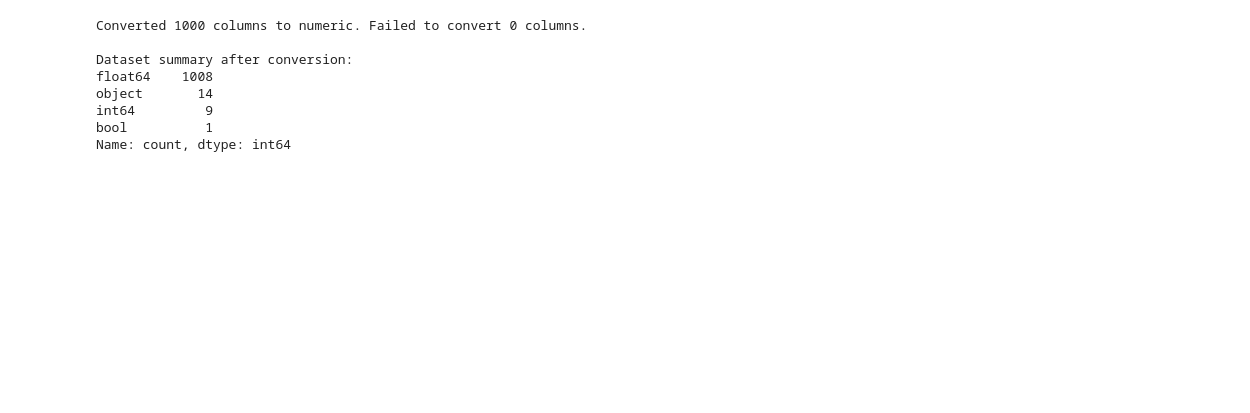
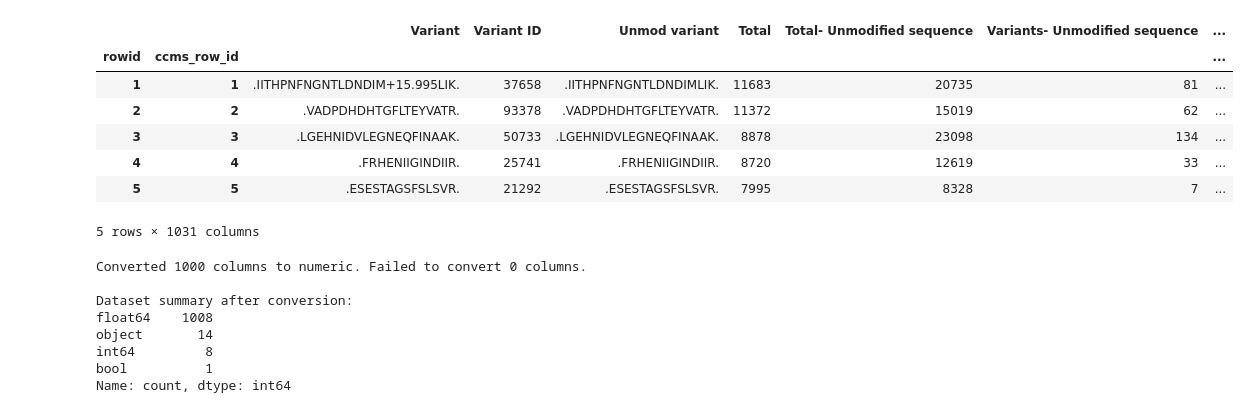
Before and after one commit to aaron-ang/CSE291-Sp25, a Jupyter notebook: preproc.ipynb, the cells around one changed output. Cells and saved outputs as stored; diff of their text form; code cells hidden in the pictures; blank space fills up the shorter version.

```diff
--- a/preproc.ipynb
+++ b/preproc.ipynb
@@ -12,36 +5,27 @@ from scipy import stats
 import matplotlib.pyplot as plt
 # %%
-data_path_tsv = "data/mq_variants_intensity.tsv"
+data_path_csv = "data/mq_variants_intensity.csv"
 
-# May take a while to download
-if not os.path.exists(data_path_tsv):
-    os.makedirs("data", exist_ok=True)
-    r = requests.post(
-        "https://proteomics2.ucsd.edu/ProteoSAFe/DownloadResult?view=mq_variants_intensity&task=a19fe3be4bd84d4a80e58d64e14ba1dd",
-        stream=True,
-    )
-    r.raise_for_status()
-    with zipfile.ZipFile(io.BytesIO(r.content)) as z:
-        for zipinfo in z.infolist():
-            if zipinfo.filename.endswith(".tsv"):
-                zipinfo.filename = "mq_variants_intensity.tsv"
-            z.extract(zipinfo, "data")
-
-mq_variants_df = pd.read_csv(
-    data_path_tsv,
-    sep="\t",
-    header=0,
-    index_col=0,
-    low_memory=False,
-)
+mq_variants_df = pd.read_csv(data_path_csv, index_col=[0, 1], low_memory=False)
+# %%
+mq_variants_df.head()
+# %% [output]
+|  |  | Variant | Variant ID | Unmod variant | Total | Total- Unmodified sequence | Variants- Unmodified sequence | ... |
+| rowid | ccms_row_id |  |  |  |  |  |  | ... |
+| 1 | 1 | .IITHPNFNGNTLDNDIM+15.995LIK. | 37658 | .IITHPNFNGNTLDNDIMLIK. | 11683 | 20735 | 81 | ... |
+| 2 | 2 | .VADPDHDHTGFLTEYVATR. | 93378 | .VADPDHDHTGFLTEYVATR. | 11372 | 15019 | 62 | ... |
+| 3 | 3 | .LGEHNIDVLEGNEQFINAAK. | 50733 | .LGEHNIDVLEGNEQFINAAK. | 8878 | 23098 | 134 | ... |
+| 4 | 4 | .FRHENIIGINDIIR. | 25741 | .FRHENIIGINDIIR. | 8720 | 12619 | 33 | ... |
+| 5 | 5 | .ESESTAGSFSLSVR. | 21292 | .ESESTAGSFSLSVR. | 7995 | 8328 | 7 | ... |
+5 rows × 1031 columns
 # %%
 # Define a function to convert columns with comma-separated numbers to numeric
-def convert_comma_separated_to_numeric(df):
+def convert_comma_separated_to_numeric(df: pd.DataFrame):
     """
     Convert columns with comma-separated numbers to numeric type.
     """
     # Find columns that might contain string representations of numbers
-    string_cols = df.select_dtypes(include=['object']).columns
+    string_cols = df.select_dtypes(include=["object"]).columns
 
     # Track conversion statistics
     converted = 0
@@ -49,14 +33,14 @@ def convert_comma_separated_to_numeric(df):
 
     for col in string_cols:
         # Skip columns that are clearly not numeric intensity values
-        if not col.startswith('_dyn_'):
+        if not col.startswith("_dyn_"):
             continue
 
         try:
             # First, try direct conversion (handles NaN and already numeric values)
-            temp_series = df[col].str.replace(',', '', regex=False)
+            temp_series = df[col].str.replace(",", "", regex=False)
             # Convert to numeric, forcing errors to NaN
-            temp_series = pd.to_numeric(temp_series, errors='coerce')
+            temp_series = pd.to_numeric(temp_series, errors="coerce")
 
             # If there are non-null values, replace the column
             if not temp_series.isna().all():
@@ -67,8 +51,11 @@ def convert_comma_separated_to_numeric(df):
             print(f"Could not convert column: {col}, Error: {str(e)}")
             failed += 1
 
-    print(f"Converted {converted} columns to numeric. Failed to convert {failed} columns.")
+    print(
+        f"Converted {converted} columns to numeric. Failed to convert {failed} columns."
+    )
     return df
+
 
 # Process the dataset
 mq_variants_df = convert_comma_separated_to_numeric(mq_variants_df)
@@ -82,7 +69,7 @@ Converted 1000 columns to numeric. Failed to convert 0 columns.
 Dataset summary after conversion:
 float64    1008
 object       14
-int64         9
+int64         8
 bool          1
 Name: count, dtype: int64
 # %%
```
Also changed, not shown: parts of 2 cells of this notebook, 2 other files.
